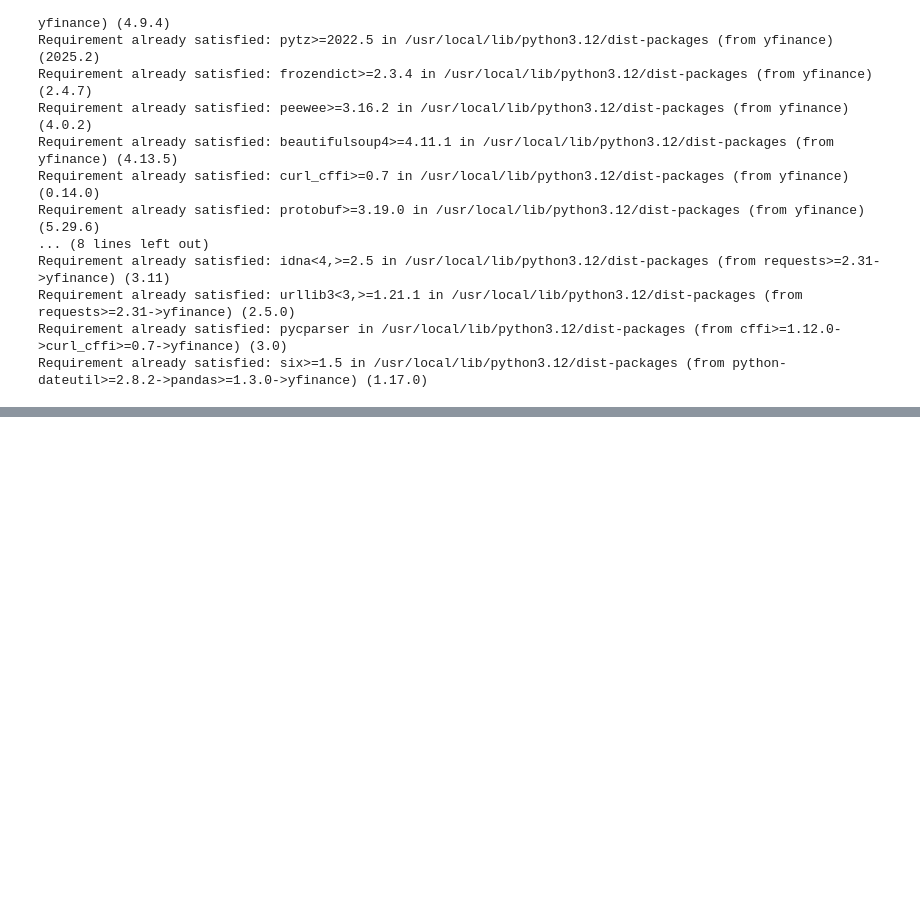
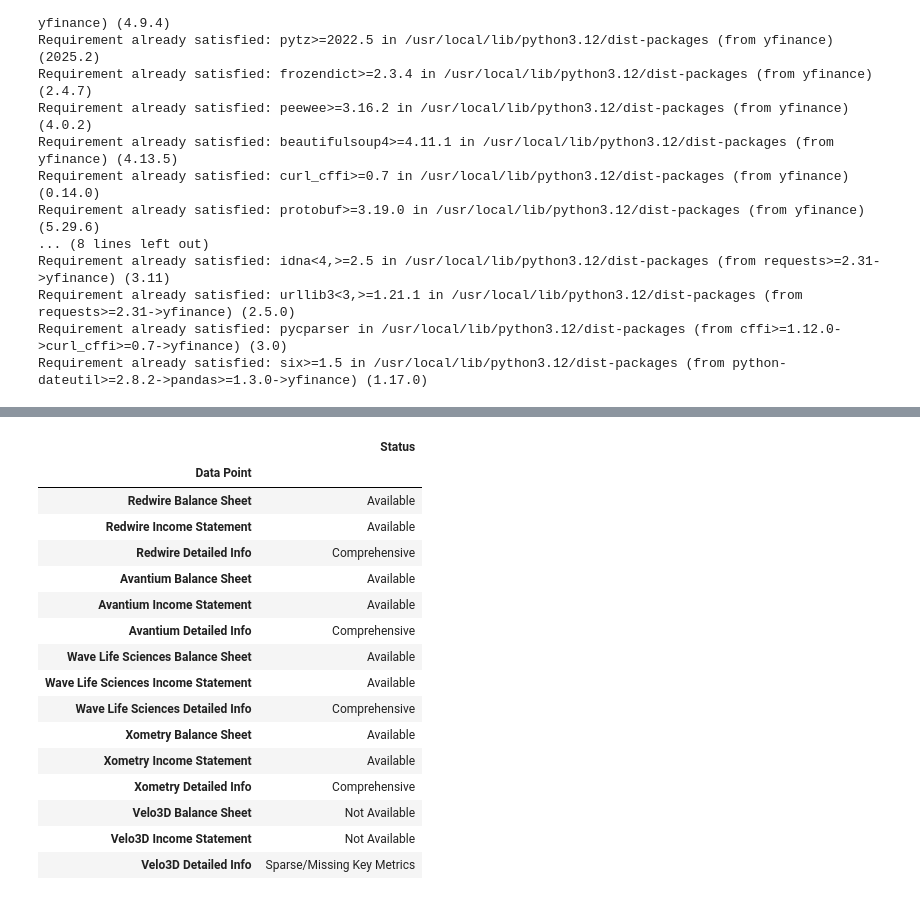
Before and after one commit to GUIVICFISHER/RiskNeutralKernel2026, a Jupyter notebook: RISK_ANALYSIS_STOCK.ipynb, the cells around one changed output, grey strips where cells are left out. Cells and saved outputs as stored; diff of their text form; code cells hidden in the pictures; blank space fills up the shorter version.

```diff
--- a/RISK_ANALYSIS_STOCK.ipynb
+++ b/RISK_ANALYSIS_STOCK.ipynb
@@ -150,0 +289,59 @@ Full info dictionary:
+# %%
+import yfinance as yf
+import pandas as pd
+
+# Re-using the tickers dictionary from previous cells
+tickers = {
+    'Redwire': 'RDW',
+    'Avantium': 'AVTX',
+    'Wave Life Sciences': 'WVE',
+    'Xometry': 'XMTR',
+    'Velo3D': 'VLD'
+}
+
+missing_data_summary = {}
+
+print("\n--- Investigating missing data for all tickers ---")
+
+for company_name, ticker_symbol in tickers.items():
+    print(f"\nInvestigating {company_name} ({ticker_symbol})...")
+    try:
+        ticker = yf.Ticker(ticker_symbol)
+
+        # Check Balance Sheet
+        balance_sheet = ticker.balance_sheet
+        if not balance_sheet.empty:
+            print(f"  Balance Sheet data found for {company_name}. First 5 rows:\n{balance_sheet.head().to_string()}")
+            missing_data_summary[company_name + ' Balance Sheet'] = 'Available'
+        else:
+            print(f"  Balance Sheet data not found for {company_name}.")
+            missing_data_summary[company_name + ' Balance Sheet'] = 'Not Available'
+
+        # Check Income Statement (financials)
+        financials = ticker.financials
+        if not financials.empty:
+            print(f"  Income Statement data found for {company_name}. First 5 rows:\n{financials.head().to_string()}")
+            missing_data_summary[company_name + ' Income Statement'] = 'Available'
+        else:
+            print(f"  Income Statement data not found for {company_name}.")
+            missing_data_summary[company_name + ' Income Statement'] = 'Not Available'
+
+        # Check detailed 'info' again, similar to the Velo3D specific check
+        info = ticker.info
+        if info and len(info) > 5 and info.get('marketCap') is not None: # Check for a substantial info dictionary and key metrics
+            print(f"  Detailed 'info' data appears comprehensive for {company_name}.")
+            missing_data_summary[company_name + ' Detailed Info'] = 'Comprehensive'
+        else:
+            print(f"  Detailed 'info' data is sparse or missing key metrics for {company_name}.")
+            missing_data_summary[company_name + ' Detailed Info'] = 'Sparse/Missing Key Metrics'
+
+    except Exception as e:
+        print(f"  Error investigating data for {company_name}: {e}")
+        missing_data_summary[company_name + ' General Error'] = str(e)
+
+# Display a summary of missing data across all tickers
+df_missing_summary = pd.DataFrame.from_dict(missing_data_summary, orient='index', columns=['Status'])
+df_missing_summary.index.name = 'Data Point'
+print("\n--- Summary of Data Availability ---")
+display(df_missing_summary)
+# %% [output]
@@ -150,0 +365,17 @@ Full info dictionary:
+|  | Status |
+| Data Point |  |
+| Redwire Balance Sheet | Available |
+| Redwire Income Statement | Available |
+| Redwire Detailed Info | Comprehensive |
+| Avantium Balance Sheet | Available |
+| Avantium Income Statement | Available |
+| Avantium Detailed Info | Comprehensive |
+| Wave Life Sciences Balance Sheet | Available |
+| Wave Life Sciences Income Statement | Available |
+| Wave Life Sciences Detailed Info | Comprehensive |
+| Xometry Balance Sheet | Available |
+| Xometry Income Statement | Available |
+| Xometry Detailed Info | Comprehensive |
+| Velo3D Balance Sheet | Not Available |
+| Velo3D Income Statement | Not Available |
+| Velo3D Detailed Info | Sparse/Missing Key Metrics |
```
Also changed, not shown: parts of 13 cells of this notebook.
